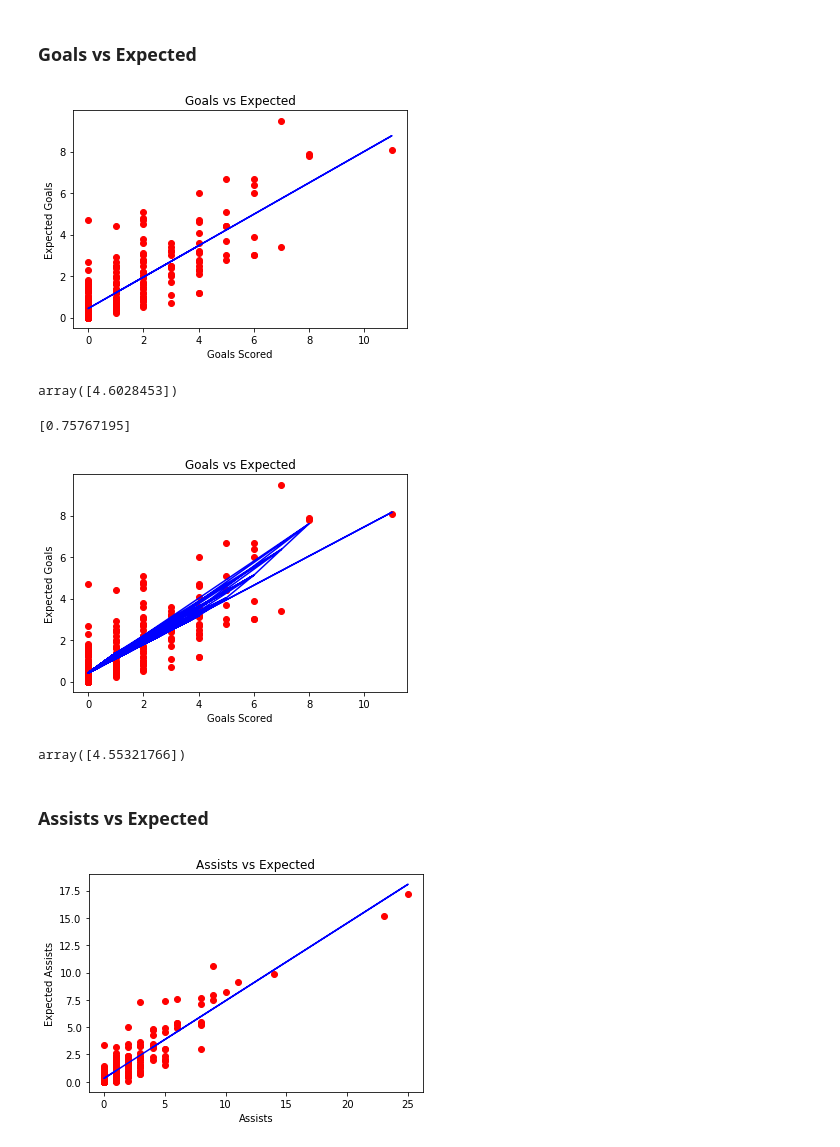
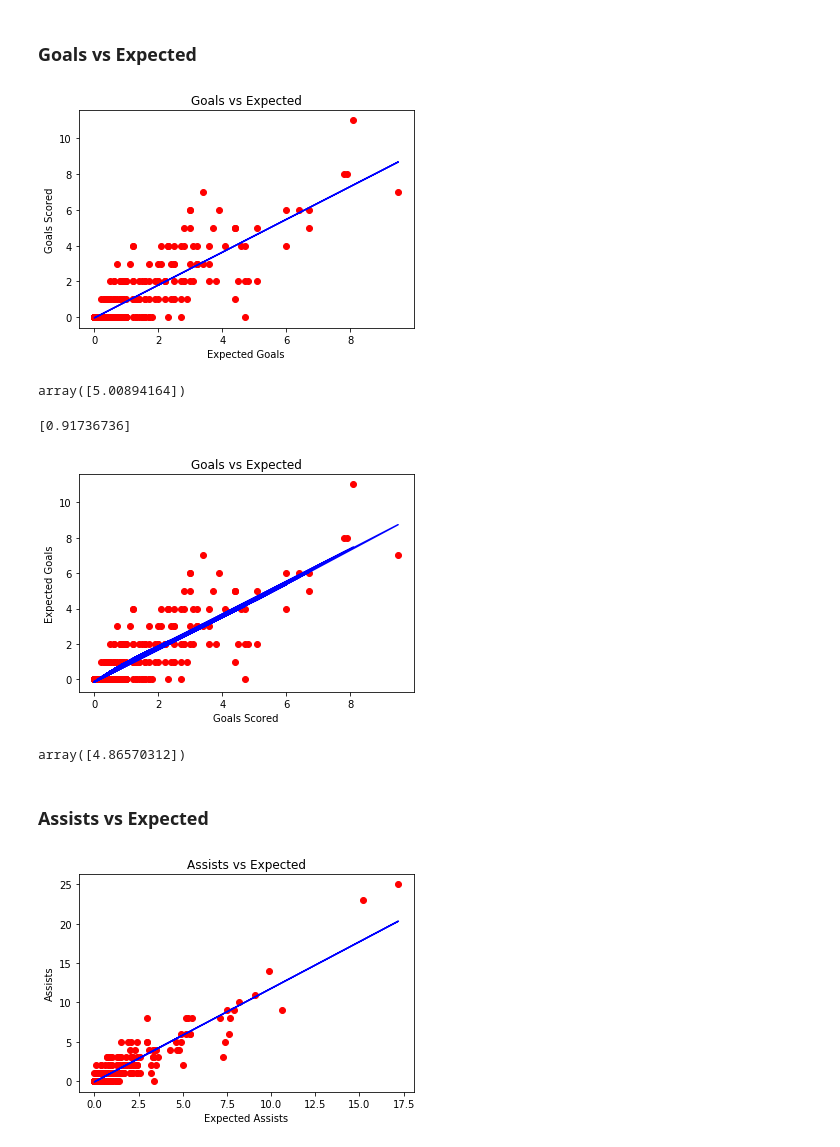
Before and after one commit to jbtrahin/soccer_masters, a Jupyter notebook: Defenders_Regression_Models.ipynb, the cells around one changed output. Cells and saved outputs as stored; diff of their text form; code cells hidden in the pictures.

```diff
--- a/Defenders_Regression_Models.ipynb
+++ b/Defenders_Regression_Models.ipynb
@@ -16,36 +16,36 @@ DEF_17_20_df.head()
 # %% [markdown]
 ### Goals vs Expected
 # %%
-X = DEF_17_20_df.Gls.values.reshape(-1, 1)
-y = DEF_17_20_df.xG
+X = DEF_17_20_df.xG.values.reshape(-1, 1)
+y = DEF_17_20_df.Gls
 # %%
 # Fitting Linear Regression to the dataset
 lin_reg = LinearRegression()
 lin_reg.fit(X, y)
 
 # Visualizing the Linear Regression results
 def viz_linear():
     plt.scatter(X, y, color='red')
     plt.plot(X, lin_reg.predict(X), color='blue')
     plt.title('Goals vs Expected')
-    plt.xlabel('Goals Scored')
-    plt.ylabel('Expected Goals')
+    plt.xlabel('Expected Goals')
+    plt.ylabel('Goals Scored')
     plt.show()
     return
 viz_linear()
 # %% [output]
-[figure, old version]
+[figure, new version]
 # %%
 # Predicting a new result with Linear Regression
 lin_reg.predict([[5.5]])
 # %% [output]
-array([4.6028453])
+array([5.00894164])
 # %%
 model = LinearRegression()
 model.fit(X, y)
 print(model.coef_)
 # %% [output]
-[0.75767195]
+[0.91736736]
 # %%
 # Fitting Polynomial Regression to the dataset
 from sklearn.preprocessing import PolynomialFeatures
@@ -65,12 +65,12 @@ def viz_polymonial():
     return
 viz_polymonial()
 # %% [output]
-[figure, old version]
+[figure, new version]
 # %%
 # Predicting a new result with Polymonial Regression
 pol_reg.predict(poly_reg.fit_transform([[5.5]]))
 # %% [output]
-array([4.55321766])
+array([4.86570312])
 # %% [markdown]
 ### Assists vs Expected
 # %%
@@ -86,13 +86,13 @@ def viz_linear():
     plt.scatter(X, y, color='red')
     plt.plot(X, lin_reg.predict(X), color='blue')
     plt.title('Assists vs Expected')
-    plt.xlabel('Assists')
-    plt.ylabel('Expected Assists')
+    plt.xlabel('Expected Assists')
+    plt.ylabel('Assists')
     plt.show()
     return
 viz_linear()
 # %% [output]
-[figure, old version]
+[figure, new version]
 # %%
 # Predicting a new result with Linear Regression
 lin_reg.predict([[5.5]])
```
Also changed, not shown: parts of 5 cells of this notebook.
